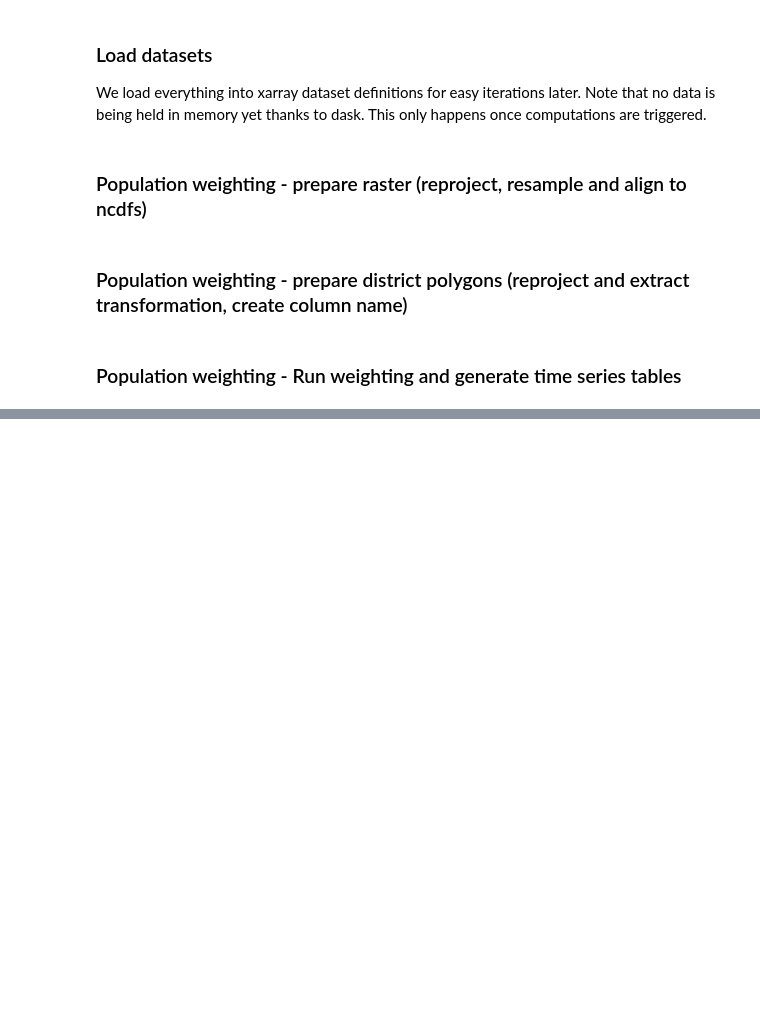
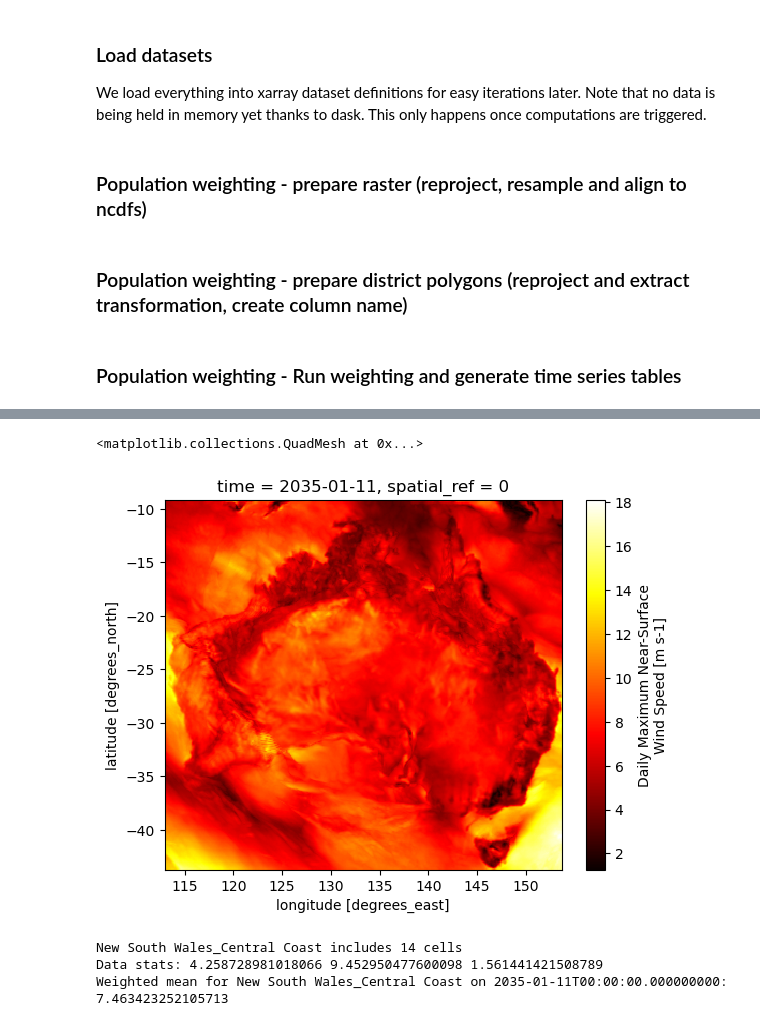
Before and after one commit to mosaic-insights/climate_health_reference_manual_2, a Jupyter notebook: sfcwindmax_wrangle.ipynb, the cells around one changed output, grey strips where cells are left out. Drawn from its saved outputs; the diff is of its cells as text; code cells hidden in the pictures; blank space fills up the shorter version.

```diff
--- a/sfcwindmax_wrangle.ipynb
+++ b/sfcwindmax_wrangle.ipynb
@@ -162,0 +189,36 @@ for model in models:
+# %%
+ds.isel(time=10).plot(cmap='hot')
+# %% [output]
+<matplotlib.collections.QuadMesh at 0x...>
+[figure, added]
+# %%
+# Take one timestep from your data
+single_timestep = ds.isel(time=10)
+single_weights = pop_aligned  # assuming weights are static (same across time)
+
+# Prepare mask for one zone (e.g. index 0)
+zone_geom = mapping(all_districts.geometry.iloc[0])
+zone_name = all_districts.iloc[0]['district_name_id']
+
+mask = geometry_mask([zone_geom], transform=affine, invert=True, out_shape=single_weights.shape)
+mask_da = xr.DataArray(mask, coords=single_weights.coords, dims=single_weights.dims)
+
+n_cells = mask_da.sum().item()
+print(f"{all_districts.iloc[0]['district_name_id']} includes {n_cells} cells")
+
+# Apply mask
+masked_data = single_timestep.where(mask_da)
+masked_weights = single_weights.where(mask_da)
+
+# Optional: check raw data range in this zone
+print("Data stats:", float(masked_data.min()), float(masked_data.max()), float(masked_data.std()))
+
+# Compute weighted mean
+weighted_mean = (masked_data * masked_weights).sum(dim=['lat', 'lon']) / masked_weights.sum(dim=['lat', 'lon'])
+weighted_mean_val = float(weighted_mean.compute())
+
+print(f"Weighted mean for {zone_name} on {str(single_timestep.time.values)}: {weighted_mean_val}")
+# %% [output]
+New South Wales_Central Coast includes 14 cells
+Data stats: 4.258728981018066 9.452950477600098 1.561441421508789
+Weighted mean for New South Wales_Central Coast on 2035-01-11T00:00:00.000000000: 7.463423252105713
```
Also changed, not shown: parts of 8 cells of this notebook, 2 other files.
